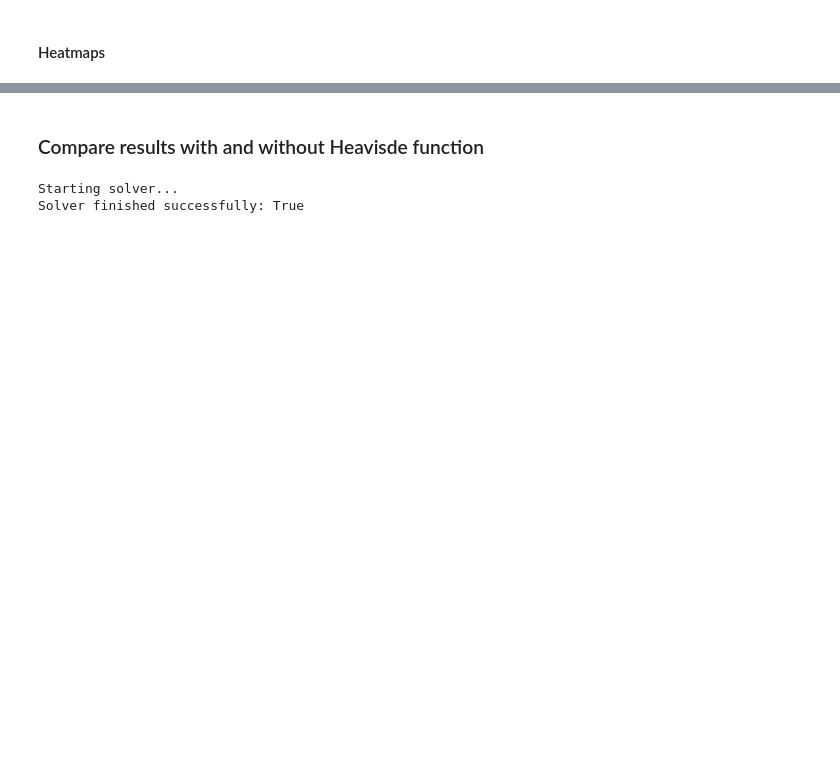
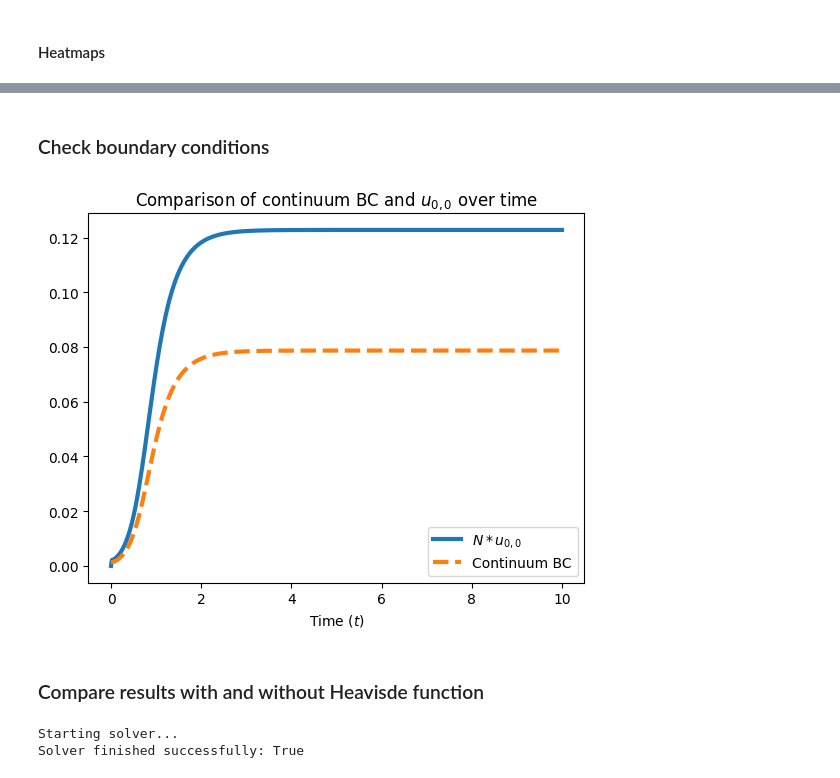
Before and after one commit to eleonoraagostinelli/VolumeFilling-Multiscale-Model, a Jupyter notebook: Discrete_SpaceStructure_Solver.ipynb, the cells around one changed output, grey strips where cells are left out. Cells and saved outputs as stored; diff of their text form; code cells hidden in the pictures; blank space fills up the shorter version.

Commit message:
Add comparison plots of continuum BC at discrete model at 0,0

```diff
--- a/Discrete_SpaceStructure_Solver.ipynb
+++ b/Discrete_SpaceStructure_Solver.ipynb
@@ -282,3 +282,22 @@ plt.show()
+# %% [markdown]
+### Check boundary conditions
+# %%
+# Compute the continuum BC
+VLt = model.compute_VL(U)
+gt = p.sigma_b + p.sigma_max * VLt / (1.0 + VLt)
+continuum_BC = gt / (p.kplus * model.n_decay[0])
+
+# Plot evolution of u_{0,0} compared to the evolution of the continuum BC
+plt.plot(sol.t, p.N / (p.M**(1/2)) * U[:, 0, 0], label="$N * u_{0,0}$", linewidth=3)
+plt.plot(sol.t, continuum_BC, label="Continuum BC", linewidth=3, linestyle='--')
+
+plt.title("Comparison of continuum BC and $u_{0,0}$ over time")
+plt.xlabel("Time ($t$)")
+
+plt.legend()
+plt.show()
+# %% [output]
+[figure, added]
 # %% [markdown]
 ### Compare results with and without Heavisde function
 # %%
```
Also changed, not shown: parts of 7 cells of this notebook.
